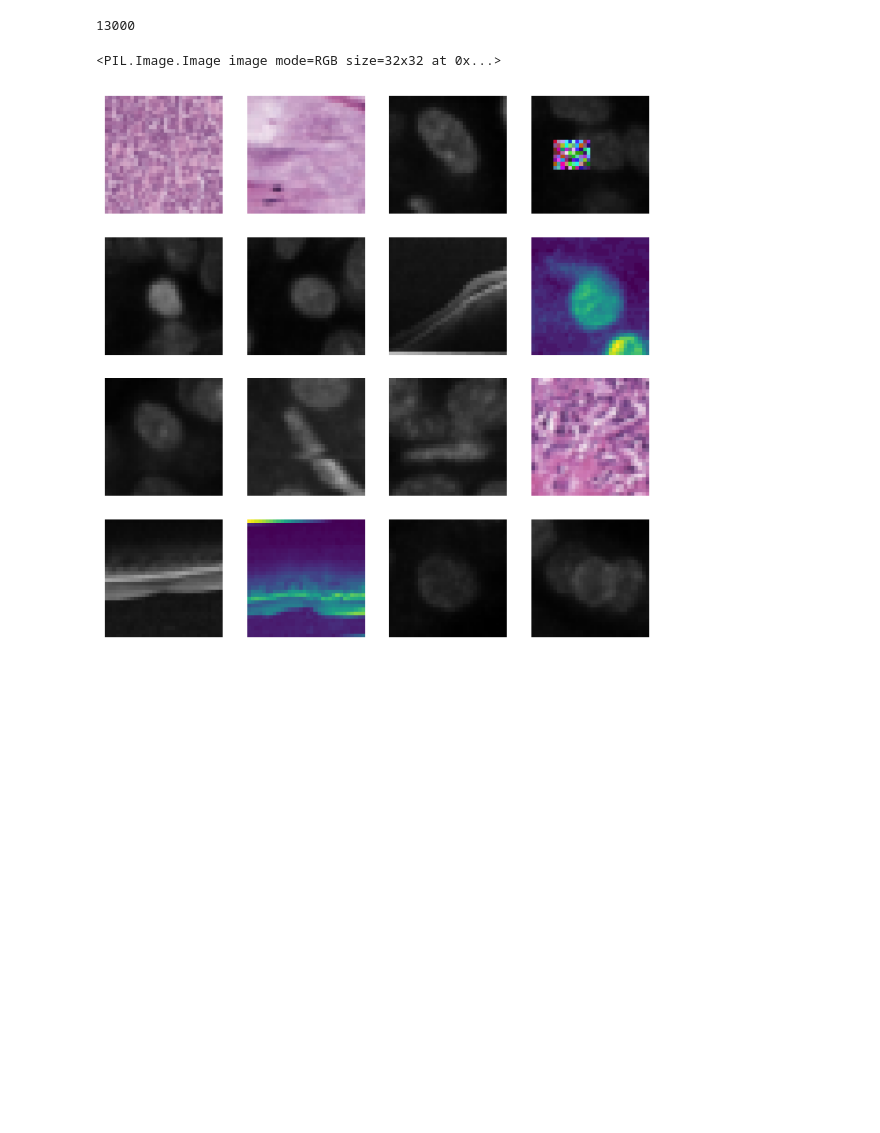
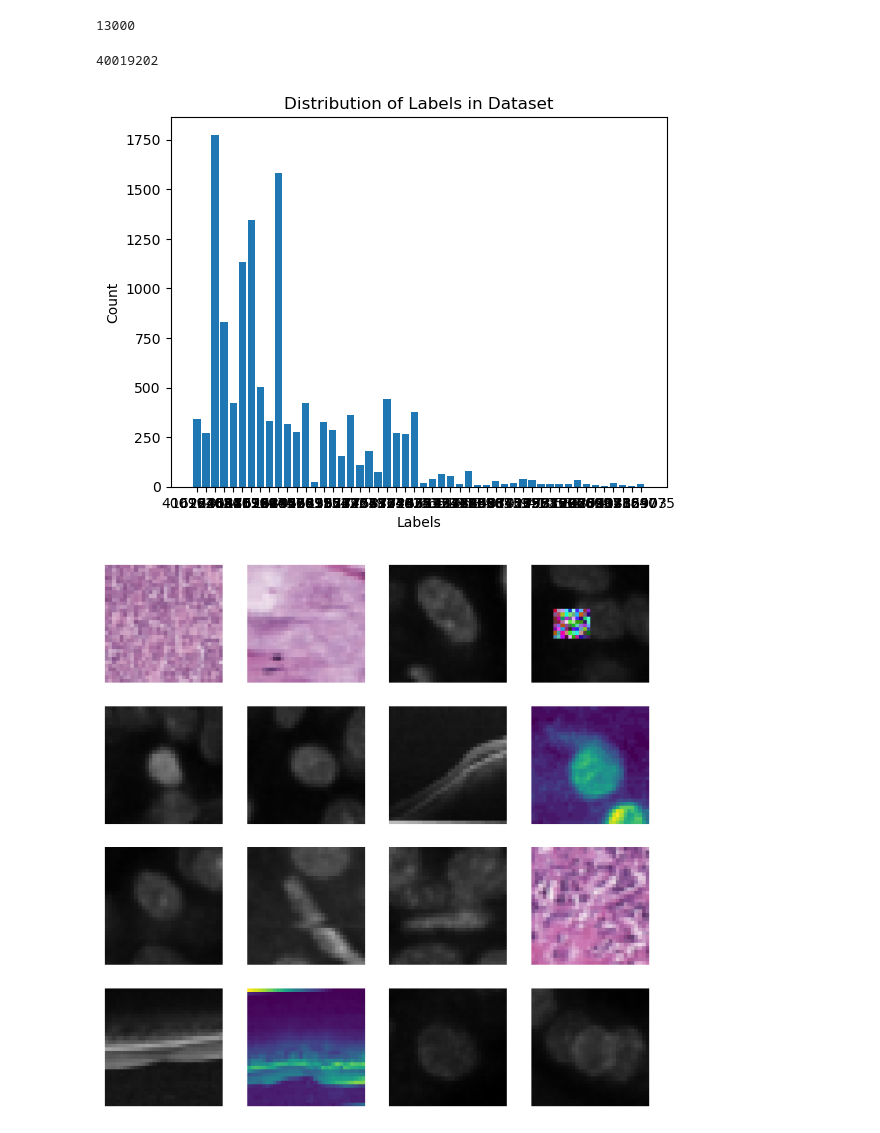
Before and after one commit to patrykkozuch/ensemble-ai, a Jupyter notebook: task_2/arek_experiments.ipynb, the cells around one changed output. Drawn from its saved outputs; the diff is of its cells as text; code cells hidden in the pictures; blank space fills up the shorter version.

```diff
--- a/task_2/arek_experiments.ipynb
+++ b/task_2/arek_experiments.ipynb
@@ -17,9 +17,26 @@ print(len(dataset))
 # %% [output]
 13000
 # %%
-print(dataset[0][1])
+print(dataset[0][2])
 # %% [output]
-<PIL.Image.Image image mode=RGB size=32x32 at 0x...>
+40019202
+# %%
+from collections import Counter
+import matplotlib.pyplot as plt
+
+# Extract labels from the dataset
+labels = [item[2] for item in dataset]
+
+# Count the frequency of each label
+label_counts = Counter(labels)
+
+plt.bar(label_counts.keys(), label_counts.values())
+plt.xlabel('Labels')
+plt.ylabel('Count')
+plt.title('Distribution of Labels in Dataset')
+plt.show()
+# %% [output]
+[figure, added]
 # %%
 from matplotlib import pyplot as plt
 
```
Also changed, not shown: 4 other files.
